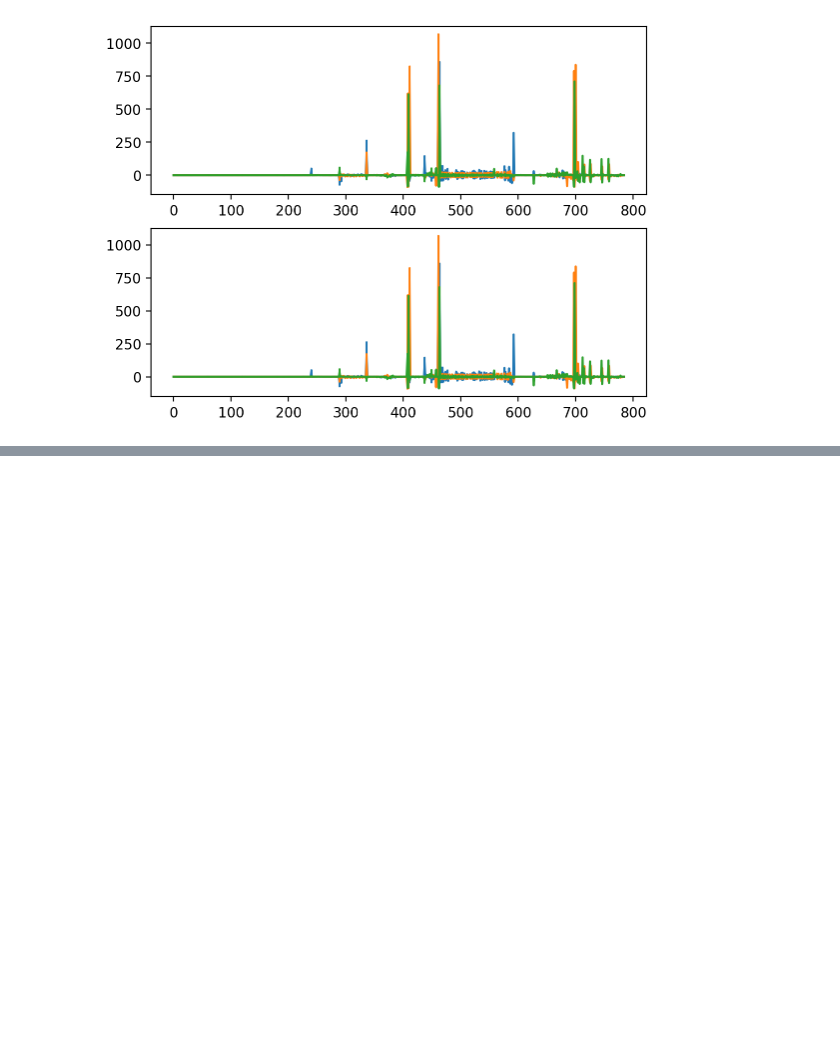
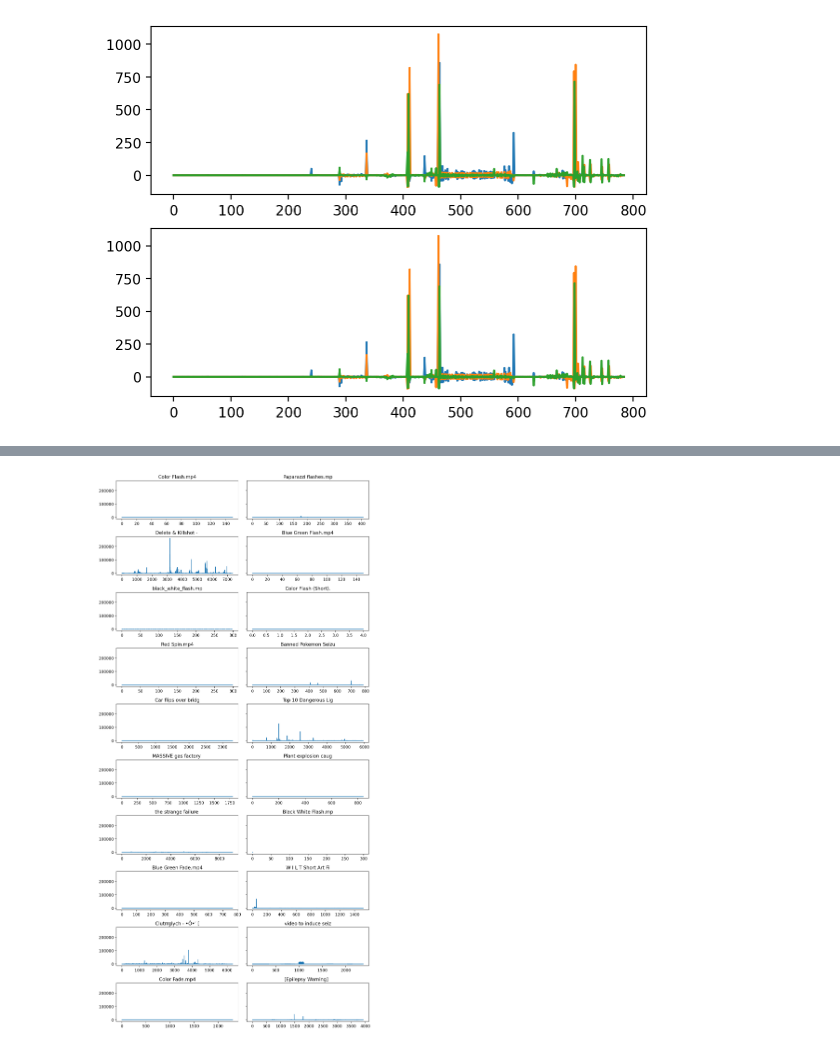
Before and after one commit to dream-team-nadia-woody/epilator, a Jupyter notebook: video_testing.ipynb, the cells around one changed output, grey strips where cells are left out. Cells and saved outputs as stored; diff of their text form; code cells hidden in the pictures; blank space fills up the shorter version.

```diff
--- a/video_testing.ipynb
+++ b/video_testing.ipynb
@@ -29,9 +36,3 @@ axs[1].plot(vid.value.pct_change(1,agg='sum'))
 # %% [output]
 [<matplotlib.lines.Line2D at 0x...>]
 [figure]
-# %%
-reload(v)
-reload(vl)
-reload(c)
-path = 'videos/Banned Pokemon Seizure Scene.mp4'
-vid = v.Video.from_file(path,Conversions.HSV)
@@ -68,0 +50,2 @@ Channel(channel_name='value', channel=array([[[[ 36],
+# %%
+agg_list = v.Video.analyze_vids(Conversions.HSV, 'pct_change', mask_channel='value', agg_channel='value')
@@ -68,0 +56,11 @@ Channel(channel_name='value', channel=array([[[[ 36],
+# %%
+n = 2
+fig, axs = plt.subplots(len(agg_list)//n, n,figsize=(10,20),sharey=True)
+for i, vid in enumerate(agg_list.items()):
+    x = i // n
+    y = i % n
+    axs[x][y].plot(vid[1])
+    axs[x][y].set_title(vid[0][:20],wrap=True)
+fig.tight_layout()
+# %% [output]
+[figure, added]
```
Also changed, not shown: parts of 9 cells of this notebook, 8 other files.
